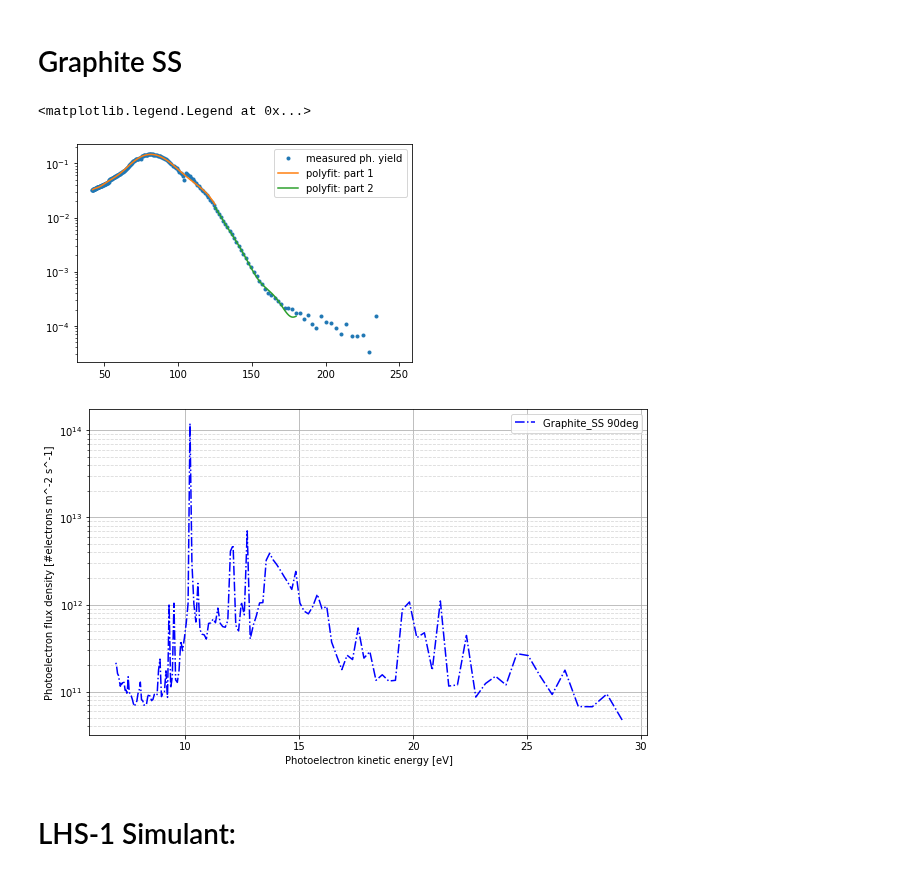
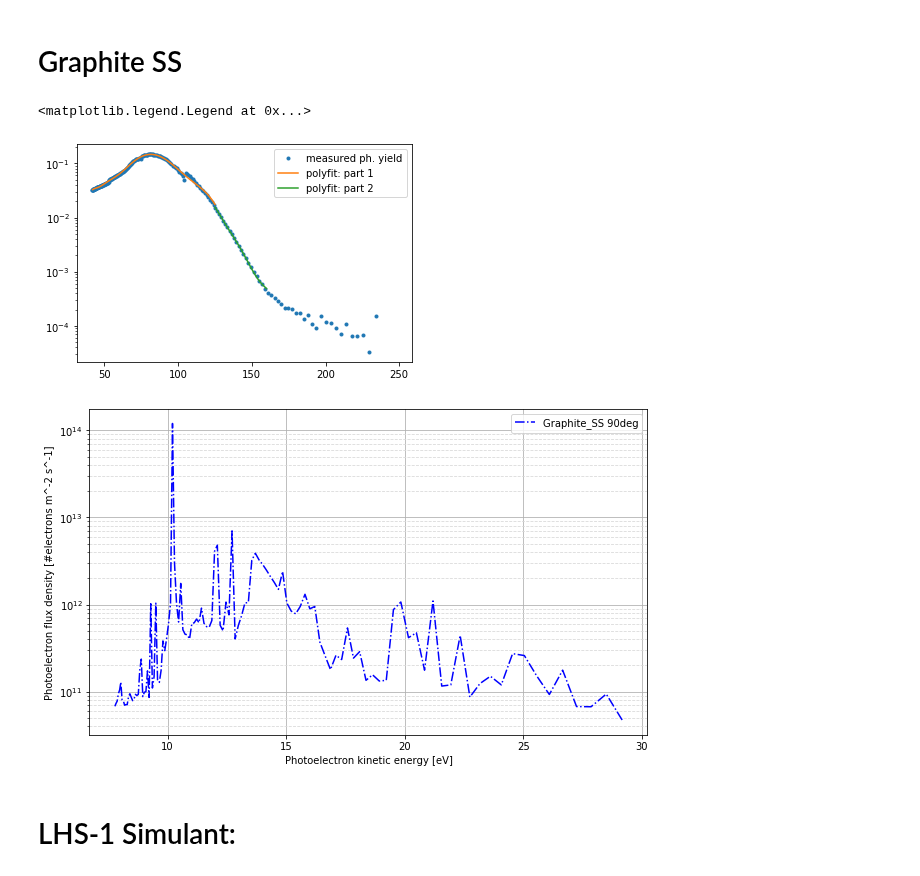
Before and after one commit to sebastiankalos/Elettra_data, a Jupyter notebook: phelectron_flux_analysis.ipynb, the cells around one changed output. Drawn from its saved outputs; the diff is of its cells as text; code cells hidden in the pictures.

```diff
--- a/phelectron_flux_analysis.ipynb
+++ b/phelectron_flux_analysis.ipynb
@@ -398,21 +402,21 @@ plt.savefig('plots/Aerodag_Al_90deg_photoelectron_flux.png', dpi=300)
 # %%
 lambda_min = 42
 lambda_thresh = 125
-lambda_max = 180
+lambda_max = 160
 
 x1 = np.linspace(lambda_min,lambda_thresh,100)
 x2 = np.linspace(lambda_thresh,lambda_max,100)
 Graphite_SS_fit_1 = np.poly1d(np.polyfit(convert_eV_to_nm(Graphite_SS_90_E)[10:],Graphite_SS_90_TEY[10:],deg=16))
 Graphite_SS_fit_2 = np.poly1d(np.polyfit(convert_eV_to_nm(Graphite_SS_90_E)[:50],Graphite_SS_90_TEY[:50],deg=15))
 
 plt.plot(convert_eV_to_nm(Graphite_SS_90_E),Graphite_SS_90_TEY,'.',label='measured ph. yield')
 plt.plot(x1,Graphite_SS_fit_1(x1),label='polyfit: part 1')
 plt.plot(x2,Graphite_SS_fit_2(x2),label='polyfit: part 2')
 plt.yscale("log")
 plt.legend()
 # %% [output]
 <matplotlib.legend.Legend at 0x...>
-[figure, old version]
+[figure, new version]
 # %%
 used_lambda_Graphite_SS,electron_flux_Graphite_SS = el_flux(wavelength,d_lambda,lambda_min,lambda_thresh,lambda_max,Graphite_SS_fit_1,Graphite_SS_fit_2)
 
@@ -427,7 +431,7 @@ plt.legend()
 
 plt.savefig('plots/Graphite_SS_90deg_photoelectron_flux.png', dpi=300)
 # %% [output]
-[figure, old version]
+[figure, new version]
 # %% [markdown]
 # LHS-1 Simulant:
 # %%
```
Also changed, not shown: parts of 6 cells of this notebook, 7 other files.
